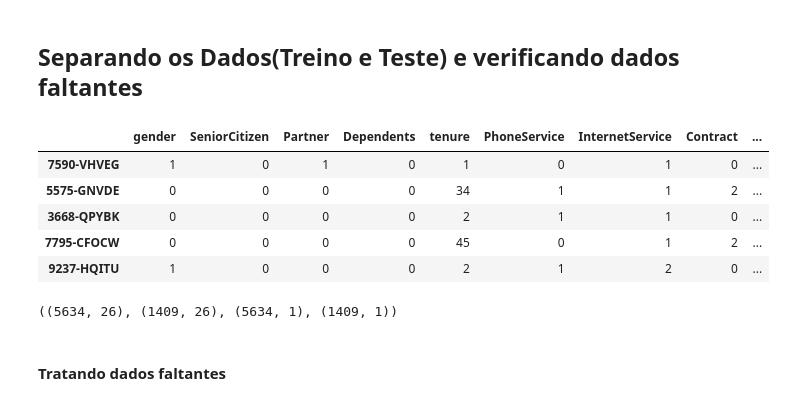
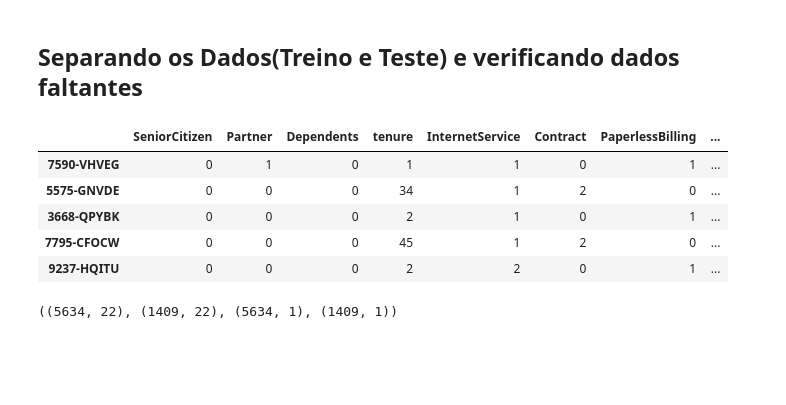
Before and after one commit to Prog-LucasAlves/CD_Churn, a Jupyter notebook: Transformations/missing.ipynb, the cells around one changed output. Drawn from its saved outputs; the diff is of its cells as text; code cells hidden in the pictures; blank space fills up the shorter version.

```diff
--- a/Transformations/missing.ipynb
+++ b/Transformations/missing.ipynb
@@ -12,17 +12,17 @@ warnings.filterwarnings("ignore")
 pd.set_option('display.max_columns', 100)
 # %%
 # Carregando os dados
-churn = pd.read_csv('../Data/Data_Transformedv1.0.csv')
+churn = pd.read_csv('../Data/Data_Transformedv22.0.csv')
 
 # Amostra
 churn.head()
 # %% [output]
-|  | gender | SeniorCitizen | Partner | Dependents | tenure | PhoneService | InternetService | Contract | ... |
-| 7590-VHVEG | 1 | 0 | 1 | 0 | 1 | 0 | 1 | 0 | ... |
-| 5575-GNVDE | 0 | 0 | 0 | 0 | 34 | 1 | 1 | 2 | ... |
-| 3668-QPYBK | 0 | 0 | 0 | 0 | 2 | 1 | 1 | 0 | ... |
-| 7795-CFOCW | 0 | 0 | 0 | 0 | 45 | 0 | 1 | 2 | ... |
-| 9237-HQITU | 1 | 0 | 0 | 0 | 2 | 1 | 2 | 0 | ... |
+|  | SeniorCitizen | Partner | Dependents | tenure | InternetService | Contract | PaperlessBilling | ... |
+| 7590-VHVEG | 0 | 1 | 0 | 1 | 1 | 0 | 1 | ... |
+| 5575-GNVDE | 0 | 0 | 0 | 34 | 1 | 2 | 0 | ... |
+| 3668-QPYBK | 0 | 0 | 0 | 2 | 1 | 0 | 1 | ... |
+| 7795-CFOCW | 0 | 0 | 0 | 45 | 1 | 2 | 0 | ... |
+| 9237-HQITU | 0 | 0 | 0 | 2 | 2 | 0 | 1 | ... |
 # %%
 # Separando as variáveis preditoras da variável target -> coluna 'Churn'
 X = churn.drop(['Churn'], axis=1)
@@ -36,6 +36,4 @@ X_treino, X_teste, y_treino, y_teste = train_test_split(X,
 
 X_treino.shape, X_teste.shape, y_treino.shape, y_teste.shape
 # %% [output]
-((5634, 26), (1409, 26), (5634, 1), (1409, 1))
+((5634, 22), (1409, 22), (5634, 1), (1409, 1))
-# %% [markdown]
-#### Tratando dados faltantes
```
Also changed, not shown: parts of 4 cells of this notebook, 26 other files.
